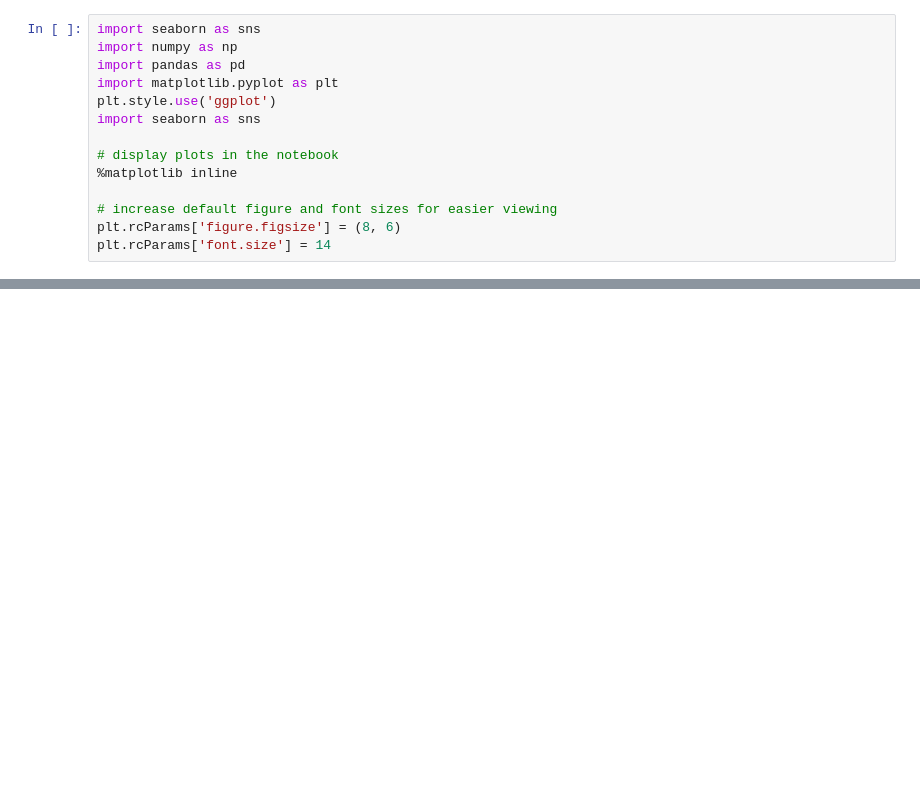
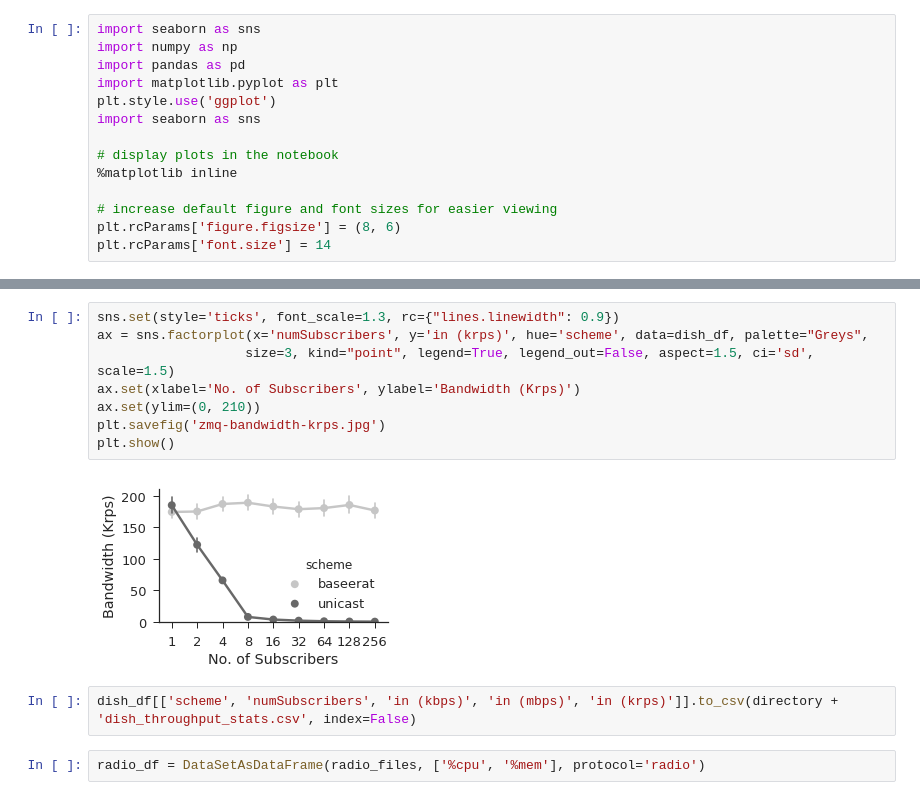
Before and after one commit to Elmo-MCast/measurements, a Jupyter notebook: vmware/analysis/apps/pub/vms/fanout/usage.ipynb, the cells around one changed output, grey strips where cells are left out. Cells and saved outputs as stored; diff of their text form; blank space fills up the shorter version.

```diff
--- a/vmware/analysis/apps/pub/vms/fanout/usage.ipynb
+++ b/vmware/analysis/apps/pub/vms/fanout/usage.ipynb
@@ -292,0 +127,14 @@ plt.show()
+# %%
+sns.set(style='ticks', font_scale=1.3, rc={"lines.linewidth": 0.9})
+ax = sns.factorplot(x='numSubscribers', y='in (krps)', hue='scheme', data=dish_df, palette="Greys",
+                   size=3, kind="point", legend=True, legend_out=False, aspect=1.5, ci='sd', scale=1.5)
+ax.set(xlabel='No. of Subscribers', ylabel='Bandwidth (Krps)')
+ax.set(ylim=(0, 210))
+plt.savefig('zmq-bandwidth-krps.jpg')
+plt.show()
+# %% [output]
+[figure, added]
+# %%
+dish_df[['scheme', 'numSubscribers', 'in (kbps)', 'in (mbps)', 'in (krps)']].to_csv(directory + 'dish_throughput_stats.csv', index=False)
+# %%
+radio_df = DataSetAsDataFrame(radio_files, ['%cpu', '%mem'], protocol='radio')
```
Also changed, not shown: parts of 42 cells of this notebook, 17 other files.
